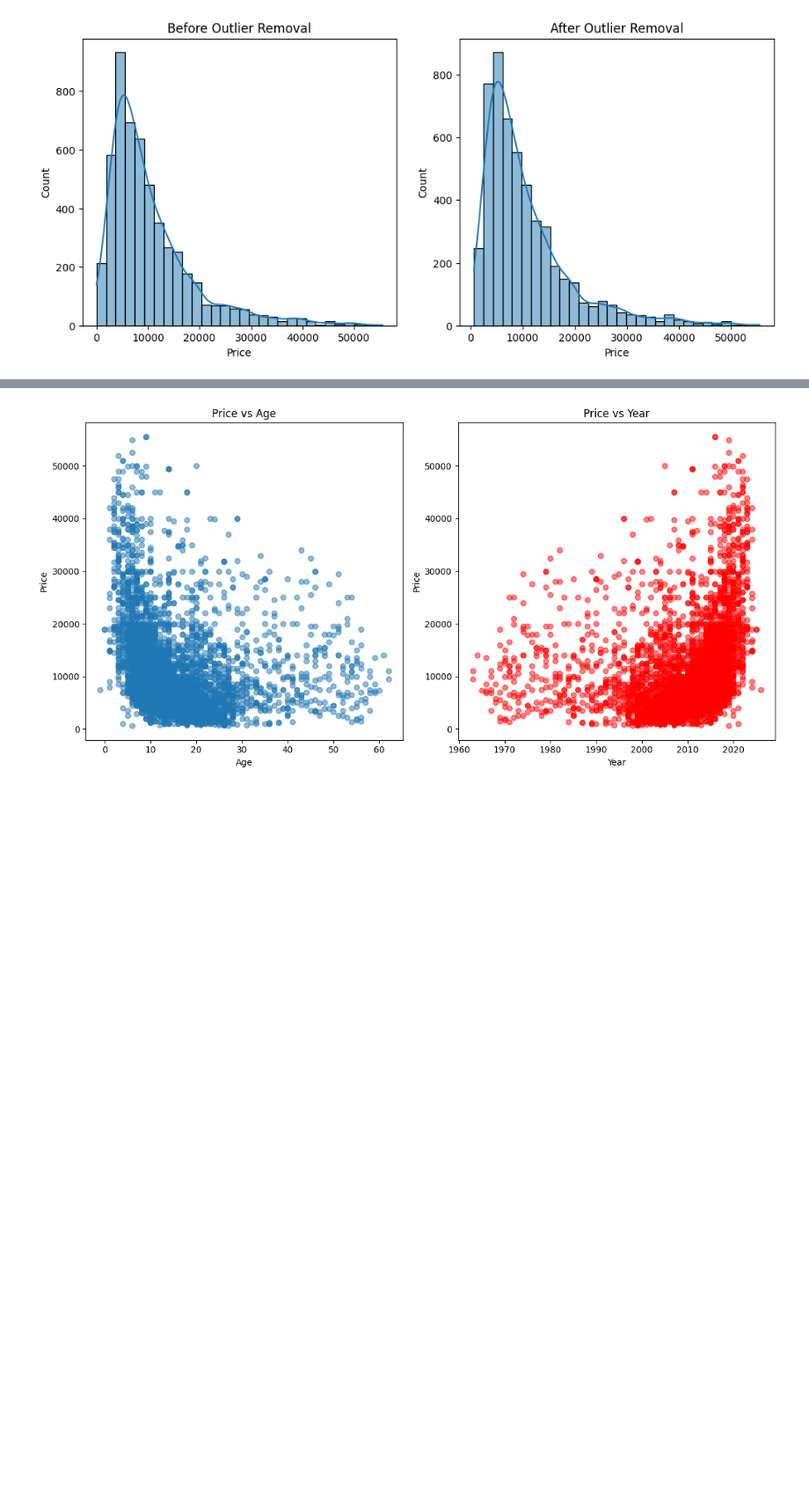
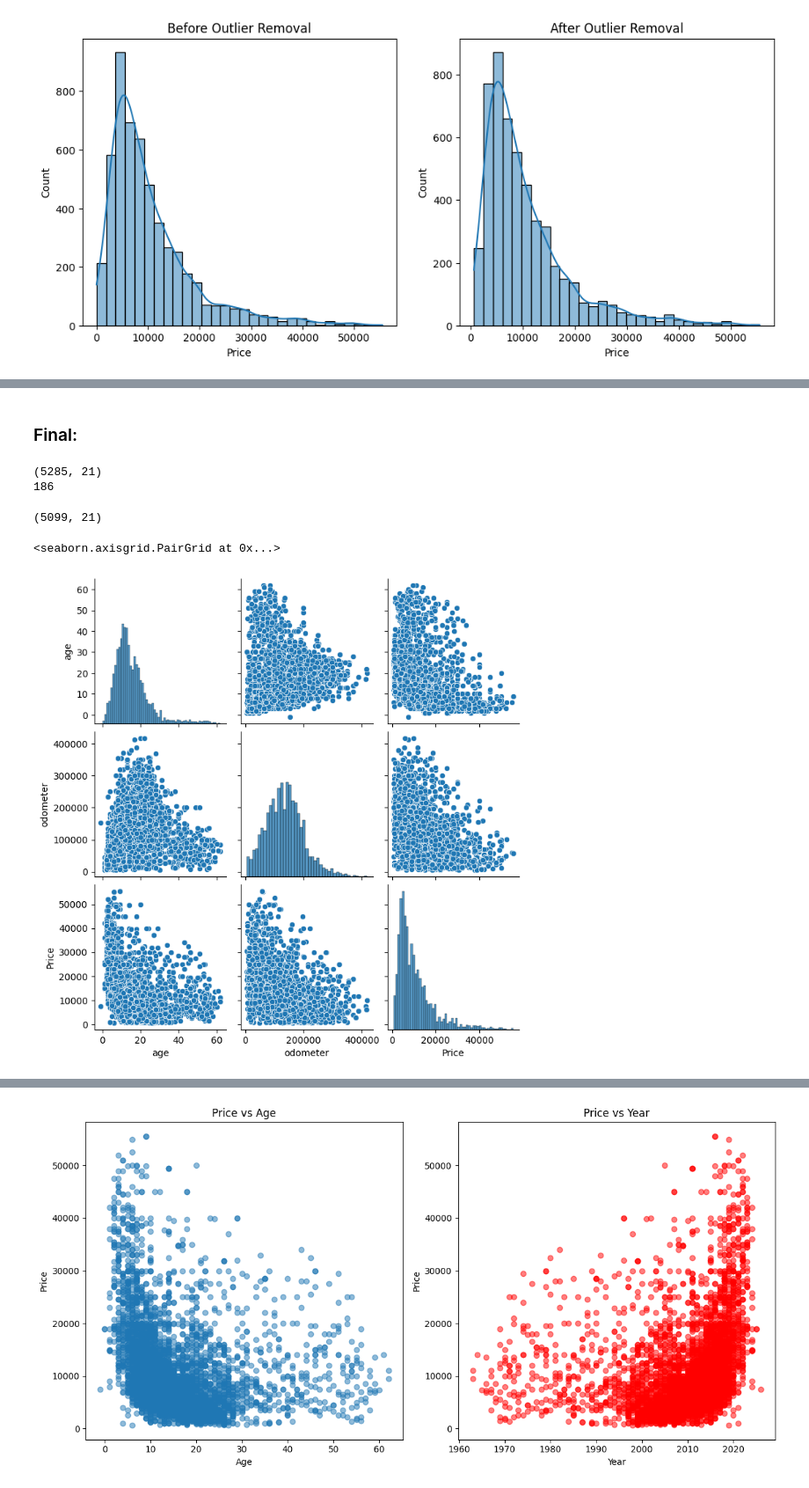
Before and after one commit to EliasSaavedraDS/Recommender-System, a Jupyter notebook: notebook/EDA AttributesTable.ipynb, the cells around one changed output, grey strips where cells are left out. Shown at 88% size. Saved outputs shown, nothing was run; the diff lists cells and outputs as text; code cells hidden in the pictures; blank space fills up the shorter version.

```diff
--- a/notebook/EDA AttributesTable.ipynb
+++ b/notebook/EDA AttributesTable.ipynb
@@ -1015,0 +1143,21 @@ np.float64(650.0)
+# %% [markdown]
+### Final:
+# %%
+x_data = new_data_clean.copy()
+indices =  price_indices.union(odometer_indices).tolist()
+print(x_data.shape)
+print(len(indices))
+# %% [output]
+(5285, 21)
+186
+# %%
+x_data.shape
+x_data = x_data.drop(indices)
+x_data.shape
+# %% [output]
+(5099, 21)
+# %%
+sns.pairplot(x_data[['age','odometer','Price']])
+# %% [output]
+<seaborn.axisgrid.PairGrid at 0x...>
+[figure, added]
```
Also changed, not shown: parts of 48 cells of this notebook.
